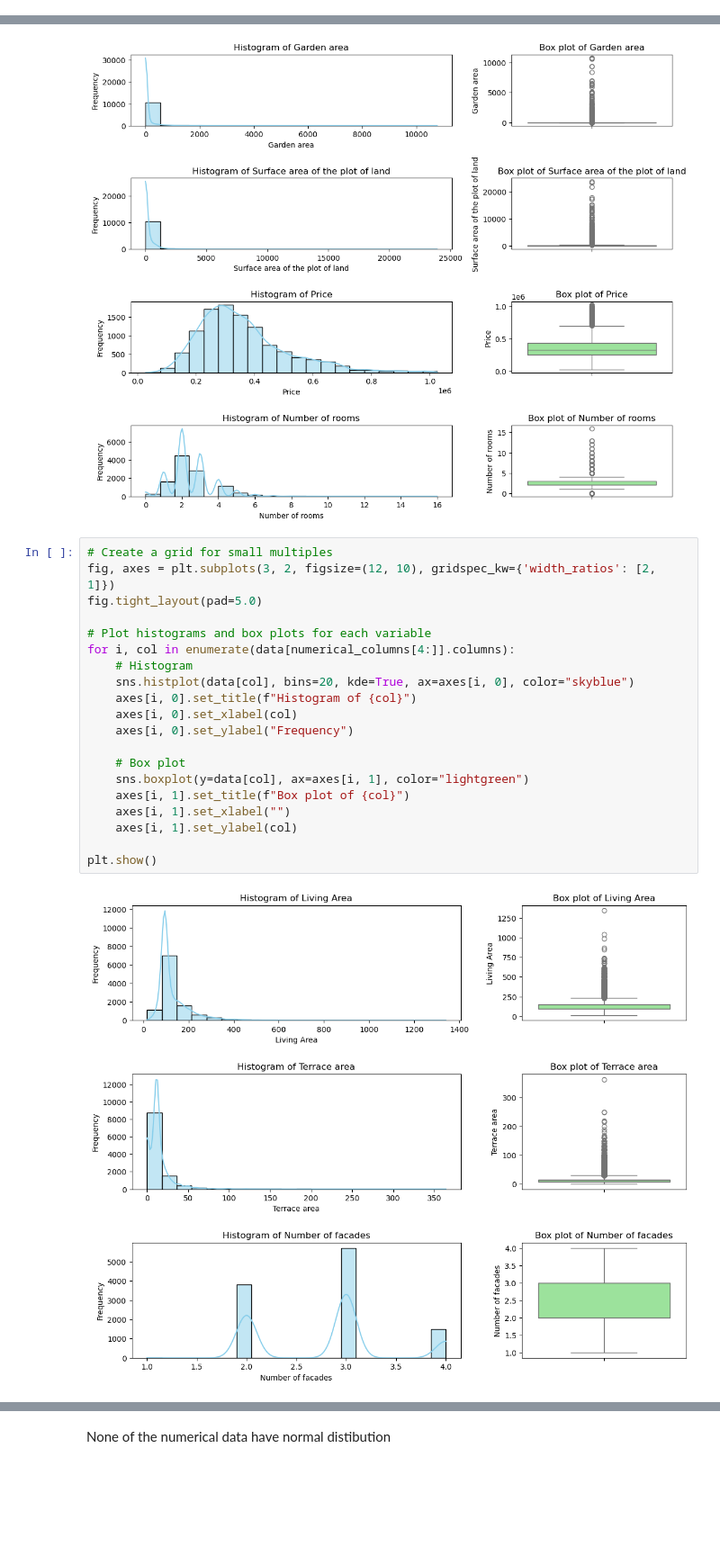
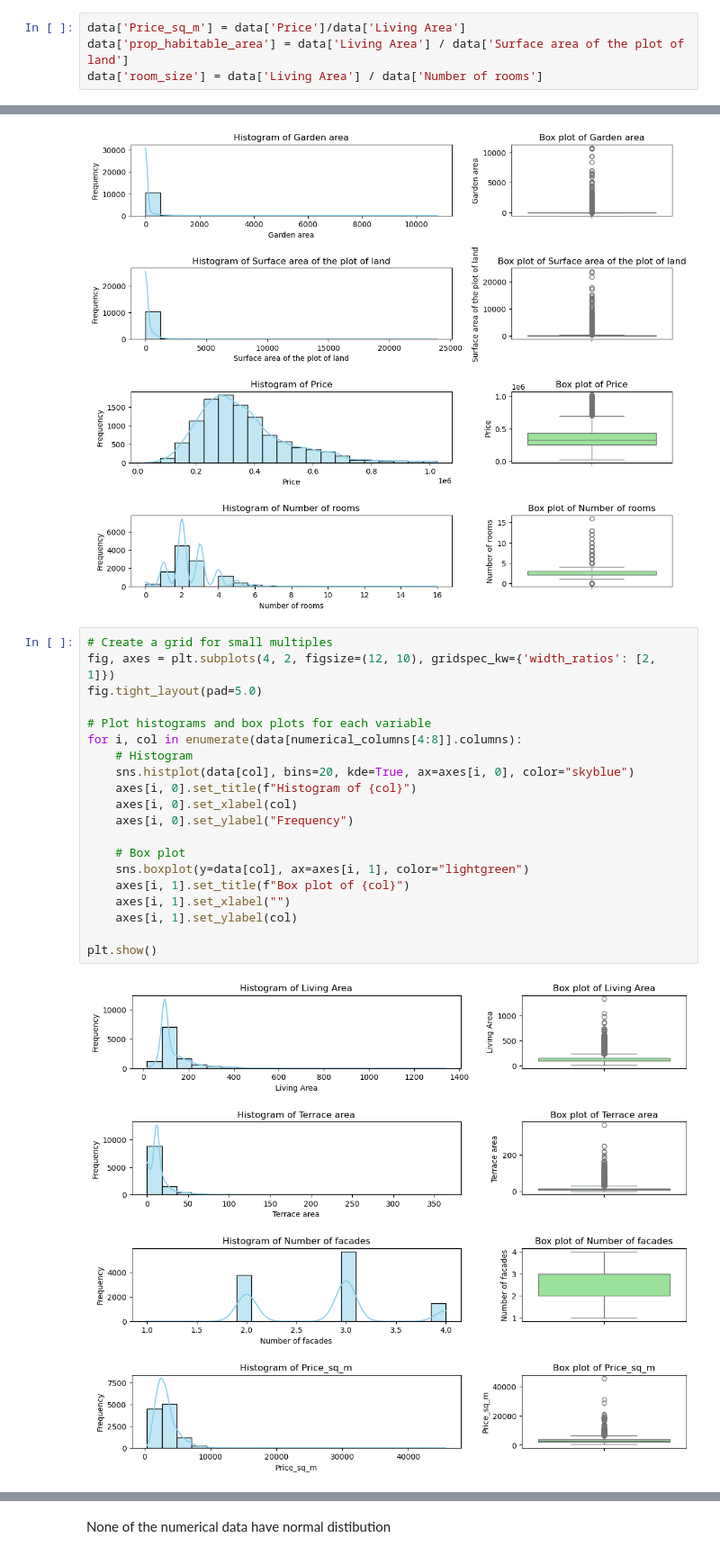
Before and after one commit to kvnpotter/ImmoData-EDA, a Jupyter notebook: DataAnalysisKevin.ipynb, the cells around one changed output, grey strips where cells are left out. Shown at 90% size. Drawn from its saved outputs; the diff is of its cells as text; blank space fills up the shorter version.

```diff
--- a/DataAnalysisKevin.ipynb
+++ b/DataAnalysisKevin.ipynb
@@ -60,3 +71,7 @@ data['Number of facades'] = data['Number of facades'].astype('int64')
+# %%
+data['Price_sq_m'] = data['Price']/data['Living Area']
+data['prop_habitable_area'] = data['Living Area'] / data['Surface area of the plot of land']
+data['room_size'] = data['Living Area'] / data['Number of rooms']
 # %% [markdown]
 ## Distributions of numerical data
 # %%
@@ -127,23 +122,23 @@ plt.show()
 [figure]
 # %%
 # Create a grid for small multiples
-fig, axes = plt.subplots(3, 2, figsize=(12, 10), gridspec_kw={'width_ratios': [2, 1]})
+fig, axes = plt.subplots(4, 2, figsize=(12, 10), gridspec_kw={'width_ratios': [2, 1]})
 fig.tight_layout(pad=5.0)
 
 # Plot histograms and box plots for each variable
-for i, col in enumerate(data[numerical_columns[4:]].columns):
+for i, col in enumerate(data[numerical_columns[4:8]].columns):
     # Histogram
     sns.histplot(data[col], bins=20, kde=True, ax=axes[i, 0], color="skyblue")
     axes[i, 0].set_title(f"Histogram of {col}")
     axes[i, 0].set_xlabel(col)
     axes[i, 0].set_ylabel("Frequency")
 
     # Box plot
     sns.boxplot(y=data[col], ax=axes[i, 1], color="lightgreen")
     axes[i, 1].set_title(f"Box plot of {col}")
     axes[i, 1].set_xlabel("")
     axes[i, 1].set_ylabel(col)
 
 plt.show()
 # %% [output]
-[figure, old version]
+[figure, new version]
```
Also changed, not shown: parts of 37 cells of this notebook, 19 other files.
